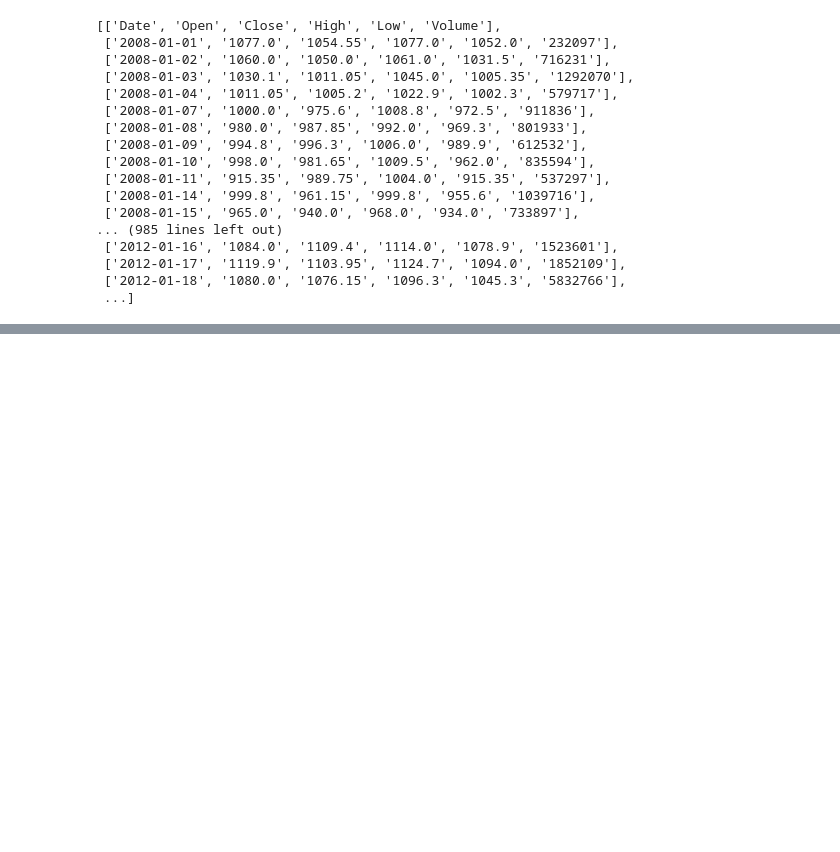
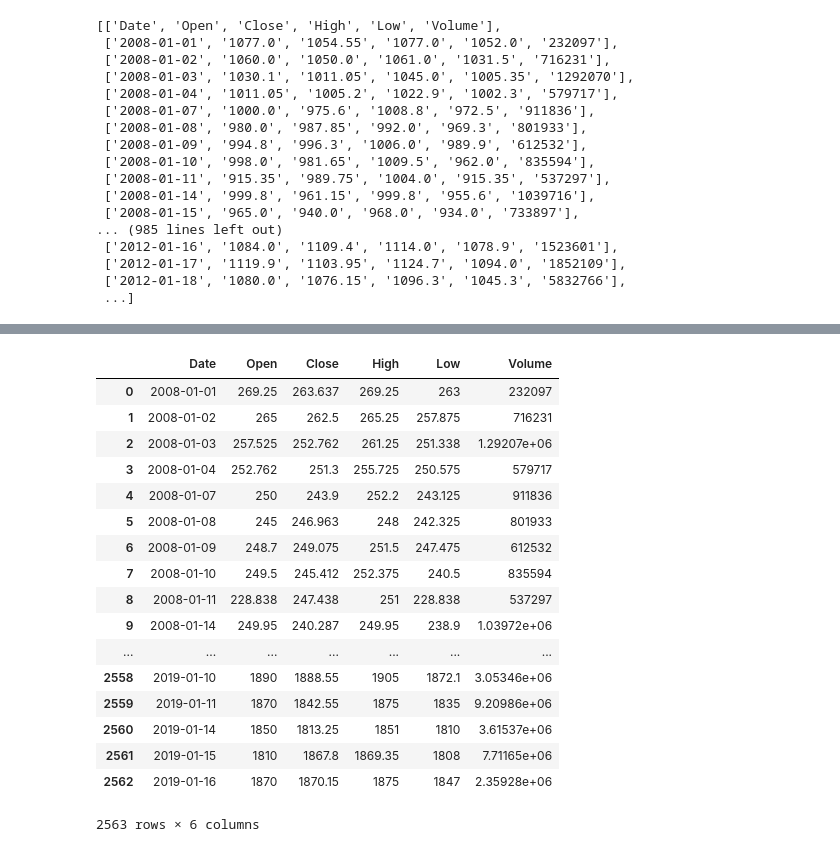
Before and after one commit to PrajwalPrashanth/DataloreLabsInternship, a Jupyter notebook: Stock price data/Untitled.ipynb, the cells around one changed output, grey strips where cells are left out. Cells and saved outputs as stored; diff of their text form; code cells hidden in the pictures; blank space fills up the shorter version.

```diff
--- a/Stock price data/Untitled.ipynb
+++ b/Stock price data/Untitled.ipynb
@@ -53,0 +160,21 @@ df
+# %%
+price_df
+# %% [output]
+|  | Date | Open | Close | High | Low | Volume |
+| 0 | 2008-01-01 | 269.25 | 263.637 | 269.25 | 263 | 232097 |
+| 1 | 2008-01-02 | 265 | 262.5 | 265.25 | 257.875 | 716231 |
+| 2 | 2008-01-03 | 257.525 | 252.762 | 261.25 | 251.338 | 1.29207e+06 |
+| 3 | 2008-01-04 | 252.762 | 251.3 | 255.725 | 250.575 | 579717 |
+| 4 | 2008-01-07 | 250 | 243.9 | 252.2 | 243.125 | 911836 |
+| 5 | 2008-01-08 | 245 | 246.963 | 248 | 242.325 | 801933 |
+| 6 | 2008-01-09 | 248.7 | 249.075 | 251.5 | 247.475 | 612532 |
+| 7 | 2008-01-10 | 249.5 | 245.412 | 252.375 | 240.5 | 835594 |
+| 8 | 2008-01-11 | 228.838 | 247.438 | 251 | 228.838 | 537297 |
+| 9 | 2008-01-14 | 249.95 | 240.287 | 249.95 | 238.9 | 1.03972e+06 |
+| ... | ... | ... | ... | ... | ... | ... |
+| 2558 | 2019-01-10 | 1890 | 1888.55 | 1905 | 1872.1 | 3.05346e+06 |
+| 2559 | 2019-01-11 | 1870 | 1842.55 | 1875 | 1835 | 9.20986e+06 |
+| 2560 | 2019-01-14 | 1850 | 1813.25 | 1851 | 1810 | 3.61537e+06 |
+| 2561 | 2019-01-15 | 1810 | 1867.8 | 1869.35 | 1808 | 7.71165e+06 |
+| 2562 | 2019-01-16 | 1870 | 1870.15 | 1875 | 1847 | 2.35928e+06 |
+2563 rows × 6 columns
```
Also changed, not shown: parts of 19 cells of this notebook, 2 other files.
